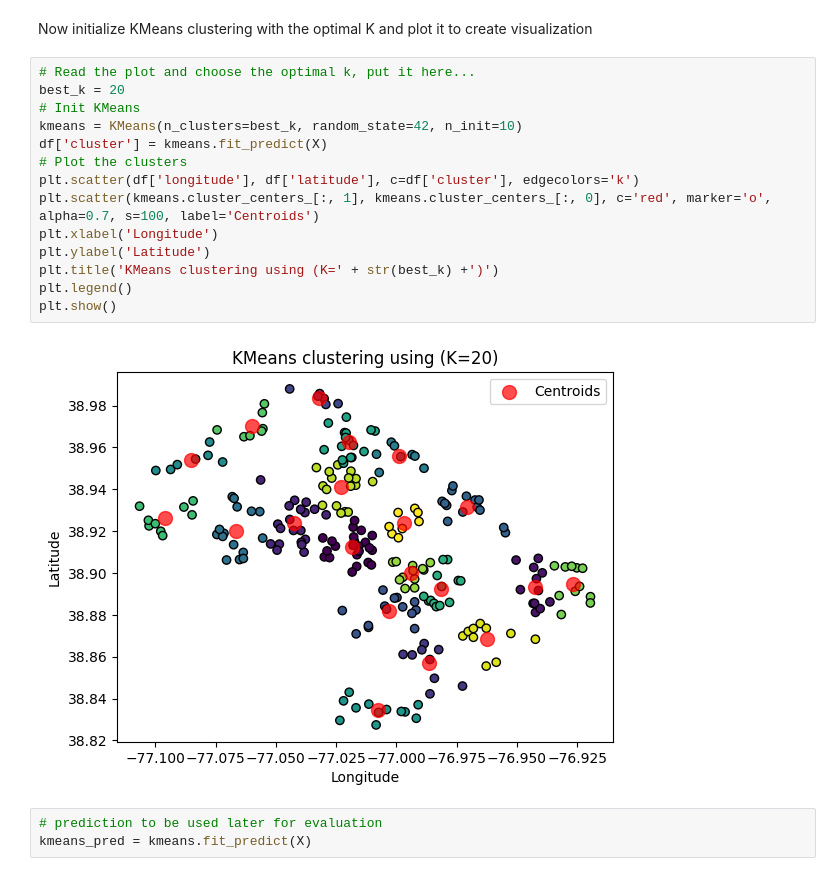
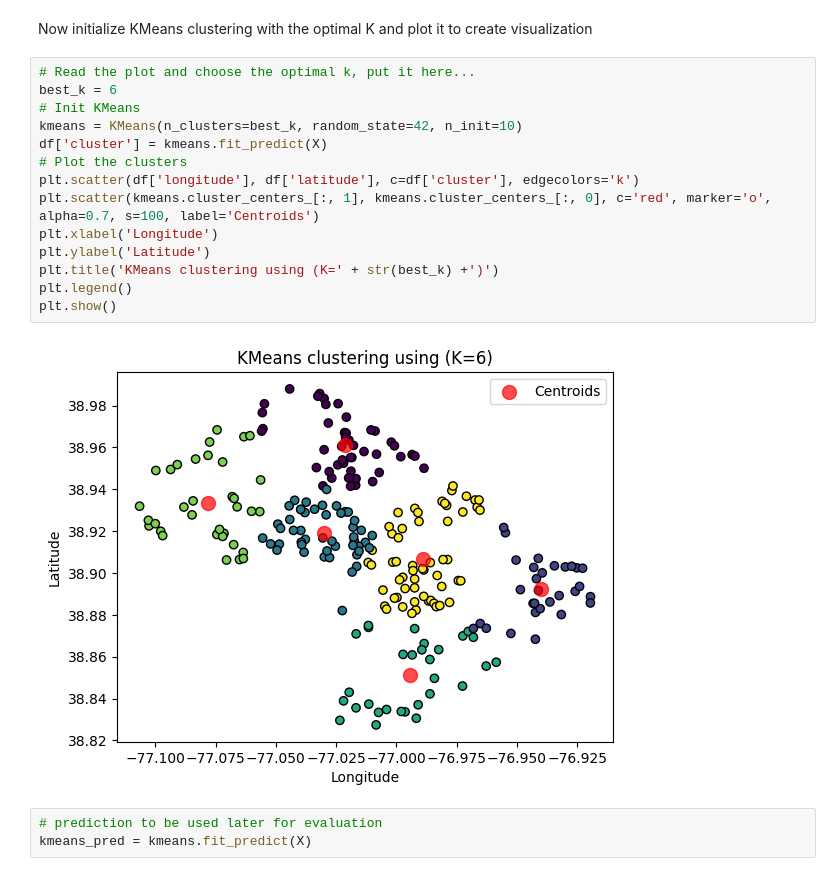
Before and after one commit to DanielIversenCompSci/dt_exam_handin, a Jupyter notebook: 08_clustering/08_clustering.ipynb, the cells around one changed output. Cells and saved outputs as stored; diff of their text form.

```diff
--- a/08_clustering/08_clustering.ipynb
+++ b/08_clustering/08_clustering.ipynb
@@ -117,20 +120,20 @@ plt.show()
 Now initialize KMeans clustering with the optimal K and plot it to create visualization
 # %%
 # Read the plot and choose the optimal k, put it here...
-best_k = 20
+best_k = 6
 # Init KMeans
 kmeans = KMeans(n_clusters=best_k, random_state=42, n_init=10)
 df['cluster'] = kmeans.fit_predict(X)
 # Plot the clusters
 plt.scatter(df['longitude'], df['latitude'], c=df['cluster'], edgecolors='k')
 plt.scatter(kmeans.cluster_centers_[:, 1], kmeans.cluster_centers_[:, 0], c='red', marker='o', alpha=0.7, s=100, label='Centroids')
 plt.xlabel('Longitude')
 plt.ylabel('Latitude')
 plt.title('KMeans clustering using (K=' + str(best_k) +')')
 plt.legend()
 plt.show()
 # %% [output]
-[figure, old version]
+[figure, new version]
 # %%
 # prediction to be used later for evaluation
 kmeans_pred = kmeans.fit_predict(X)
```
Also changed, not shown: parts of 2 cells of this notebook.
